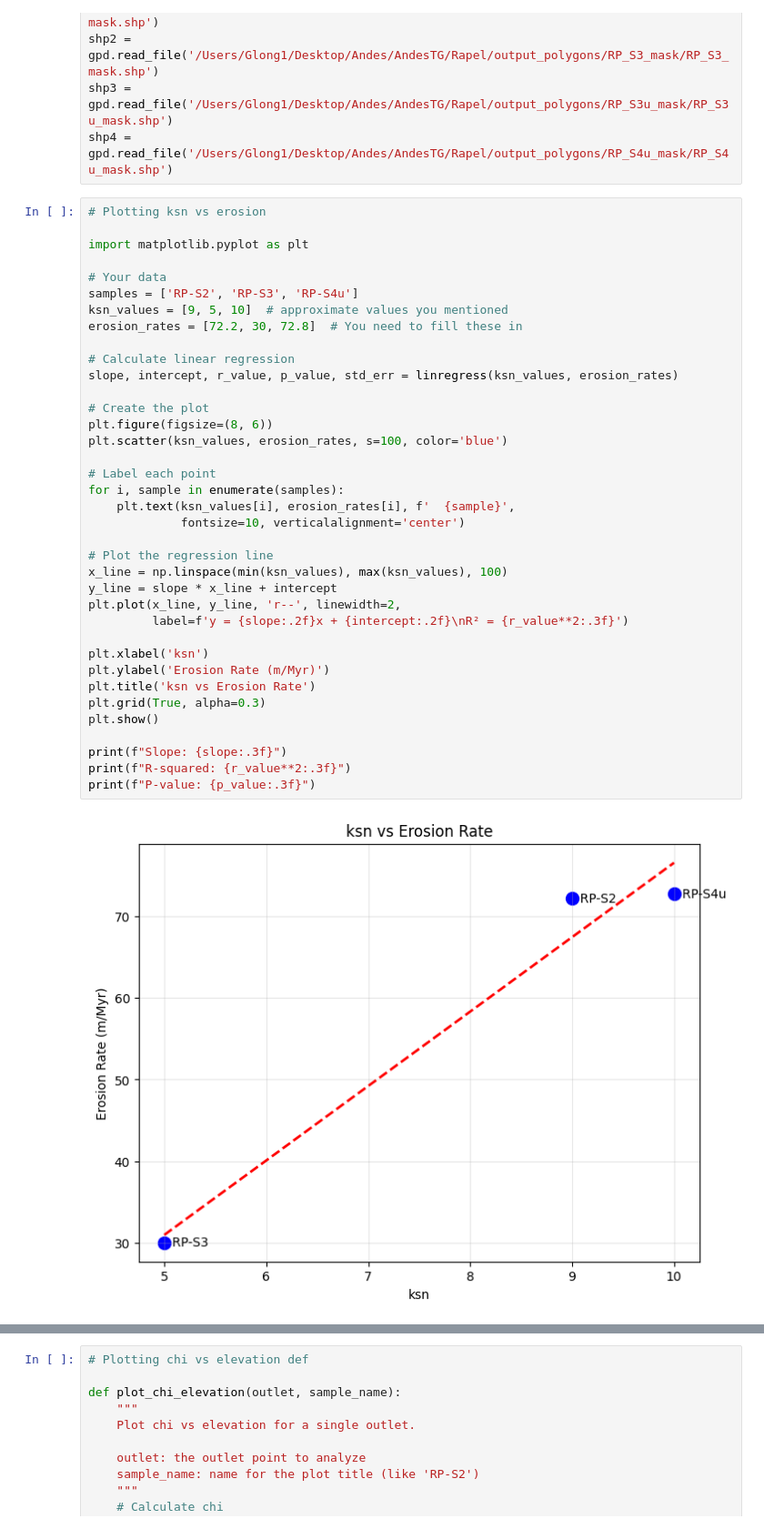
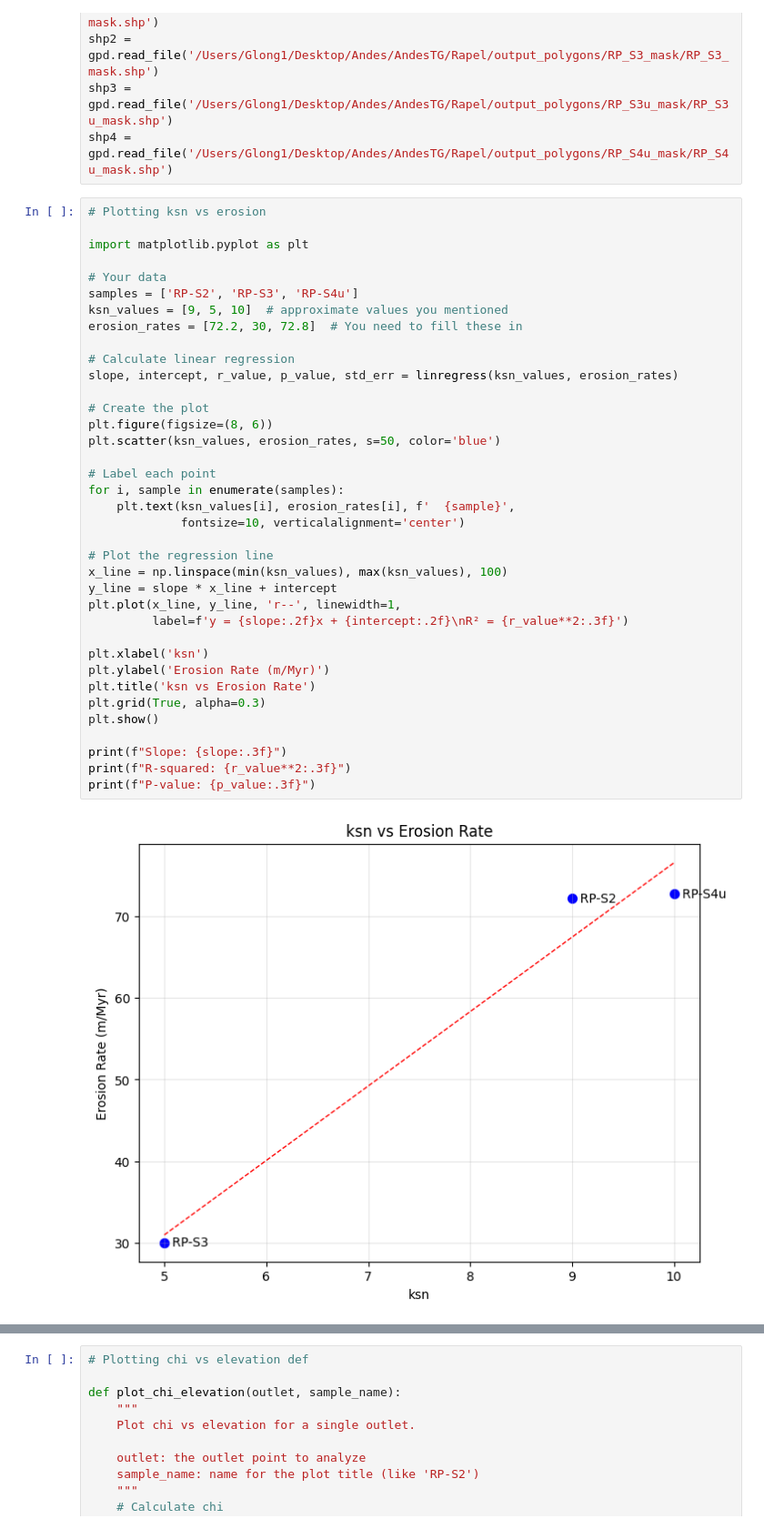
Before and after one commit to glong1321/AndesTG, a Jupyter notebook: Rapel/base_level/SteepnessRapel.ipynb, the cells around one changed output, grey strips where cells are left out. Shown at 91% size. Drawn from its saved outputs; the diff is of its cells as text.

```diff
--- a/Rapel/base_level/SteepnessRapel.ipynb
+++ b/Rapel/base_level/SteepnessRapel.ipynb
@@ -651,36 +651,36 @@ import matplotlib.pyplot as plt
 samples = ['RP-S2', 'RP-S3', 'RP-S4u']
 ksn_values = [9, 5, 10]  # approximate values you mentioned
 erosion_rates = [72.2, 30, 72.8]  # You need to fill these in
 
 # Calculate linear regression
 slope, intercept, r_value, p_value, std_err = linregress(ksn_values, erosion_rates)
 
 # Create the plot
 plt.figure(figsize=(8, 6))
-plt.scatter(ksn_values, erosion_rates, s=100, color='blue')
+plt.scatter(ksn_values, erosion_rates, s=50, color='blue')
 
 # Label each point
 for i, sample in enumerate(samples):
     plt.text(ksn_values[i], erosion_rates[i], f'  {sample}',
              fontsize=10, verticalalignment='center')
 
 # Plot the regression line
 x_line = np.linspace(min(ksn_values), max(ksn_values), 100)
 y_line = slope * x_line + intercept
-plt.plot(x_line, y_line, 'r--', linewidth=2,
+plt.plot(x_line, y_line, 'r--', linewidth=1,
          label=f'y = {slope:.2f}x + {intercept:.2f}\nR² = {r_value**2:.3f}')
 
 plt.xlabel('ksn')
 plt.ylabel('Erosion Rate (m/Myr)')
 plt.title('ksn vs Erosion Rate')
 plt.grid(True, alpha=0.3)
 plt.show()
 
 print(f"Slope: {slope:.3f}")
 print(f"R-squared: {r_value**2:.3f}")
 print(f"P-value: {p_value:.3f}")
 # %% [output]
-[figure, old version]
+[figure, new version]
 Slope: 9.129
 R-squared: 0.969
 P-value: 0.113
```
